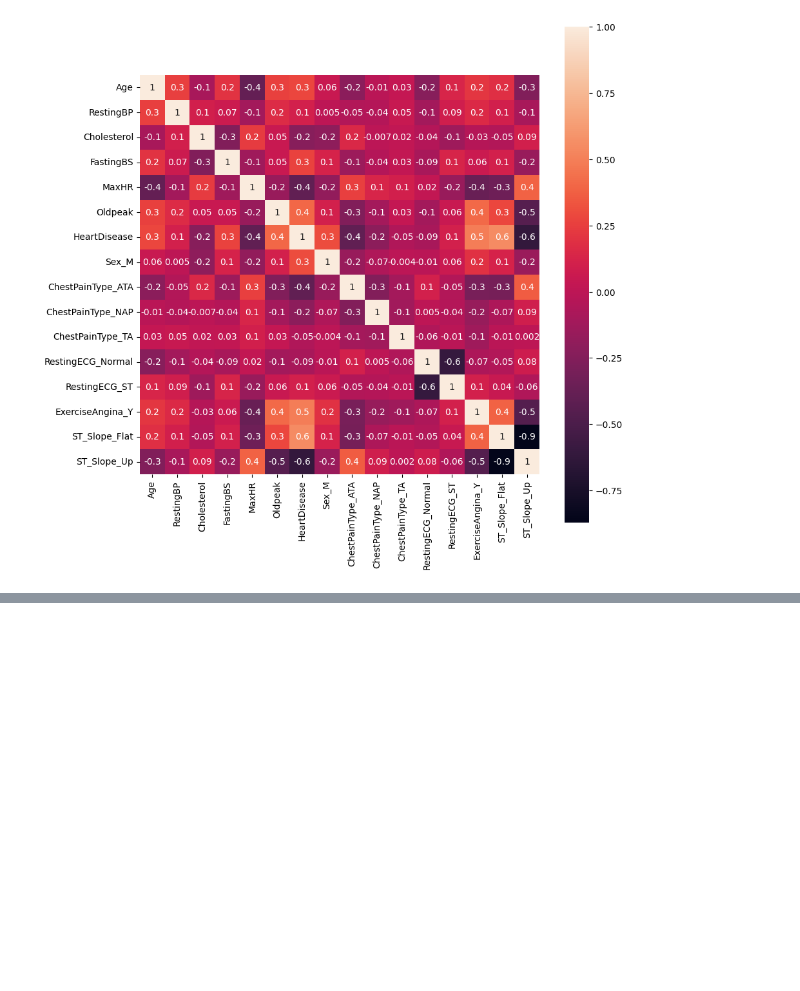
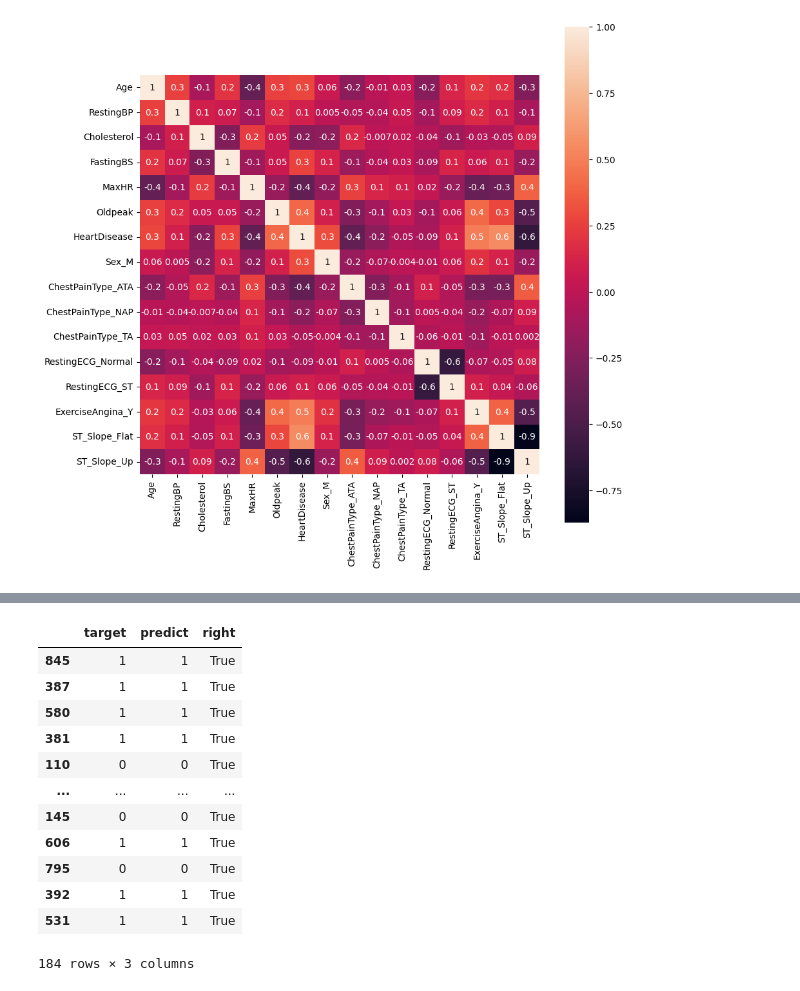
Before and after one commit to Sazuppy/kaggle, a Jupyter notebook: Heart Failure Prediction Dataset.ipynb, the cells around one changed output, grey strips where cells are left out. Saved outputs shown, nothing was run; the diff lists cells and outputs as text; code cells hidden in the pictures; blank space fills up the shorter version.

```diff
--- a/Heart Failure Prediction Dataset.ipynb
+++ b/Heart Failure Prediction Dataset.ipynb
@@ -161,0 +168,9 @@ df_valid, df_test = train_test_split(df_valid, test_size=0.5, random_state=123)
+# %%
+feature_train = heart_train.drop(['HeartDisease'], axis=1)
+target_train = heart_train['HeartDisease']
+
+feature_valid = heart_valid.drop(['HeartDisease'], axis=1)
+target_valid = heart_valid['HeartDisease']
+
+feature_test = heart_test.drop(['HeartDisease'], axis=1)
+target_test  = heart_test['HeartDisease']
@@ -161,0 +218,8 @@ df_valid, df_test = train_test_split(df_valid, test_size=0.5, random_state=123)
+# %%
+model_f = RandomForestClassifier(random_state=123, max_depth=10, n_estimators=100)
+model_f.fit(feature_train, target_train)
+predicted_f = model_f.predict(feature_valid)
+f1_f = f1_score(target_valid, predicted_f)
+print("Матрица ошибок:\n", confusion_matrix(target_valid, predicted_f))
+print("F1-мера:", f1_f)
+print("Recall =", recall_score(target_valid, predicted_f))
@@ -161,0 +234,6 @@ df_valid, df_test = train_test_split(df_valid, test_size=0.5, random_state=123)
+# %%
+predicted_f_test = model_f.predict(feature_test)
+f1 = f1_score(target_test, predicted_f_test)
+print("Матрица ошибок:\n", confusion_matrix(target_test, predicted_f_test))
+print("F1-мера =", f1)
+print("Recall =", recall_score(target_test, predicted_f_test))
@@ -161,0 +264,18 @@ df_valid, df_test = train_test_split(df_valid, test_size=0.5, random_state=123)
+# %%
+test = pd.DataFrame({"target": target_test, "predict": predicted_f_test})
+test["right"] = test["target"] == test["predict"]
+test
+# %% [output]
+|  | target | predict | right |
+| 845 | 1 | 1 | True |
+| 387 | 1 | 1 | True |
+| 580 | 1 | 1 | True |
+| 381 | 1 | 1 | True |
+| 110 | 0 | 0 | True |
+| ... | ... | ... | ... |
+| 145 | 0 | 0 | True |
+| 606 | 1 | 1 | True |
+| 795 | 0 | 0 | True |
+| 392 | 1 | 1 | True |
+| 531 | 1 | 1 | True |
+184 rows × 3 columns
```
Also changed, not shown: parts of 10 cells of this notebook.
